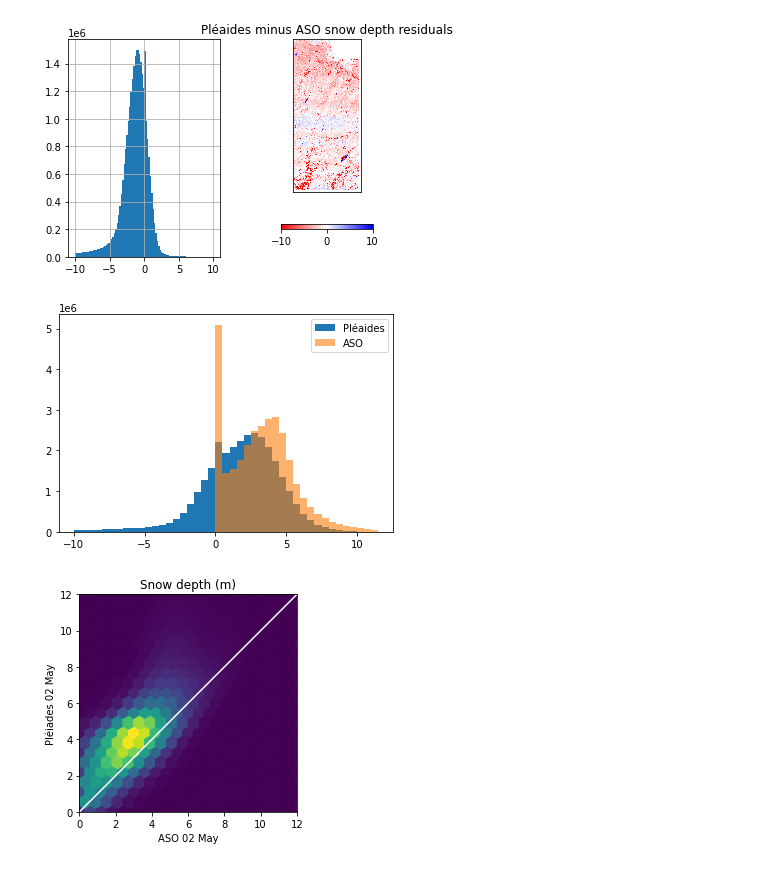
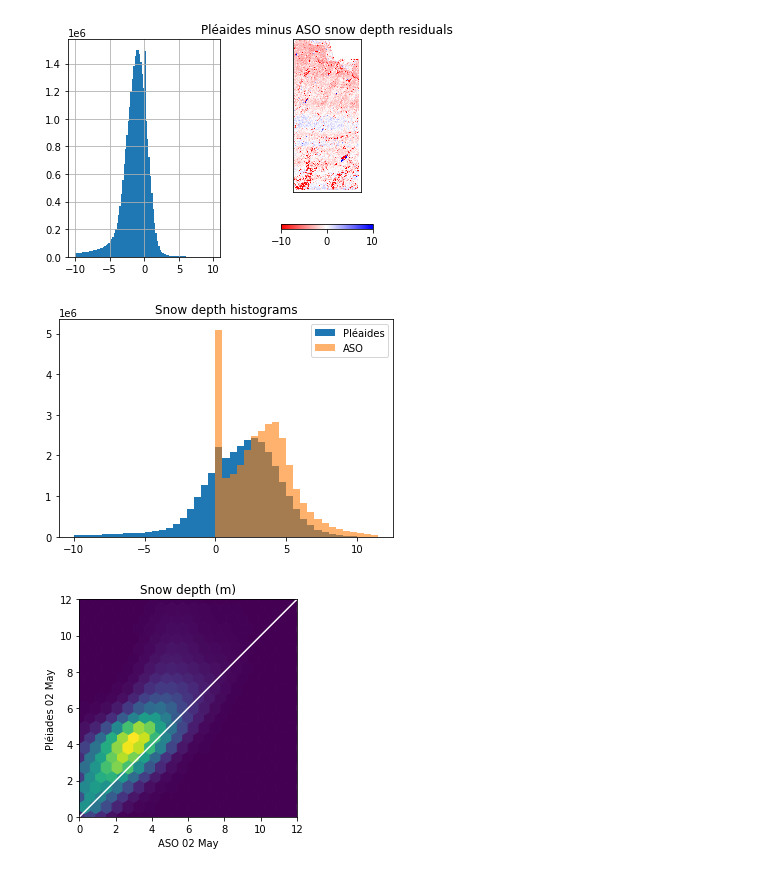
Before and after one commit to sgascoin/notebooks, a Jupyter notebook: checkAlignTuo2may.ipynb, the cells around one changed output. Drawn from its saved outputs; the diff is of its cells as text; code cells hidden in the pictures.

Commit message:
add title histograms

```diff
--- a/checkAlignTuo2may.ipynb
+++ b/checkAlignTuo2may.ipynb
@@ -249,12 +249,13 @@ nmad = 1.595170458984375
 # %%
 SDple = dZM[abs(dZM)<12].flatten()
 SDaso = SD[abs(SD)<12].flatten()
 b=np.arange(-10,12,0.5)
 plt.hist(SDple,bins=b,density=False,label='Pléaides');
-plt.hist(SDaso,bins=b,density=False, alpha=.6,label='ASO');
+plt.hist(SDaso,bins=b,density=False, alpha=.6,label='ASO')
+plt.title("Snow depth histograms");
 plt.legend();
 # %% [output]
-[figure, old version]
+[figure, new version]
 # %%
 ix = np.logical_and.reduce((abs(dZM)<12,abs(SD)<12,SD>0,dZM>0))
 sdple=SD[ix].flatten()
```
